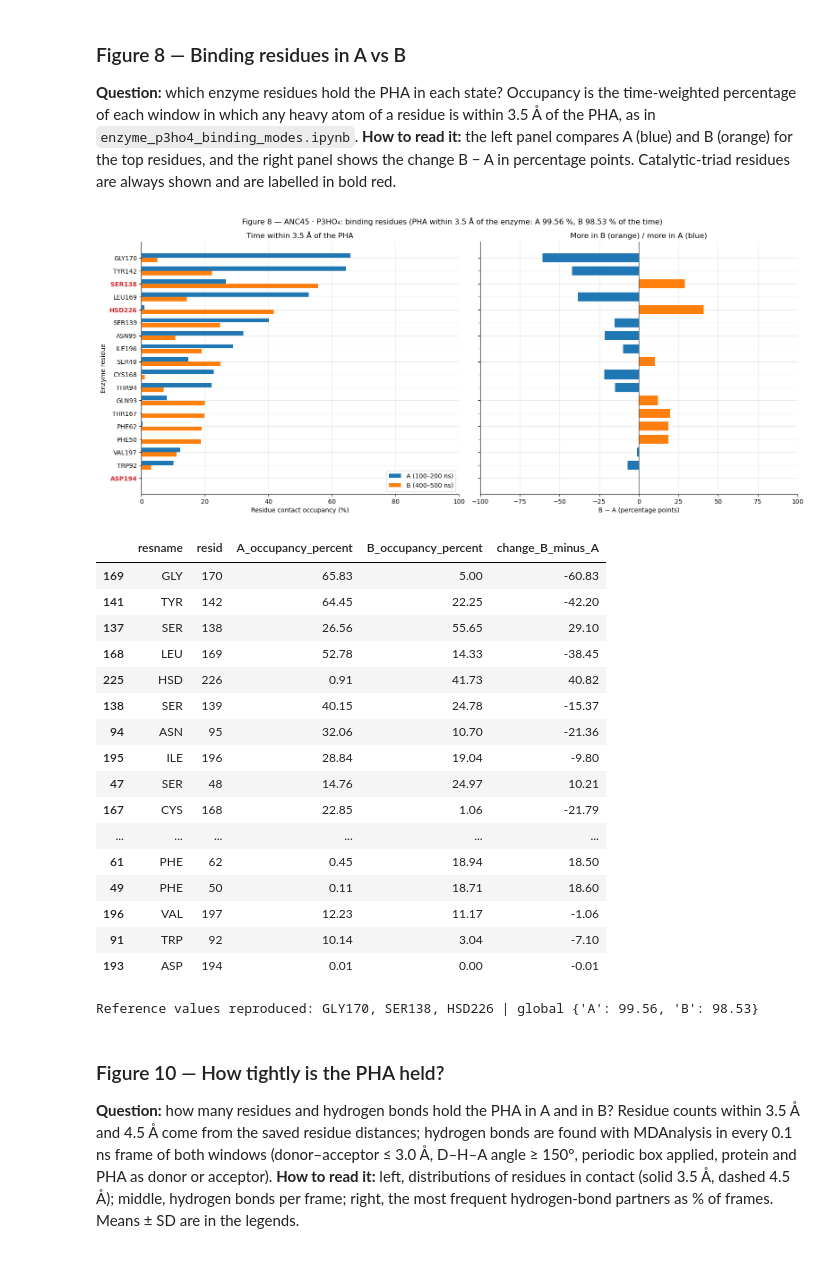
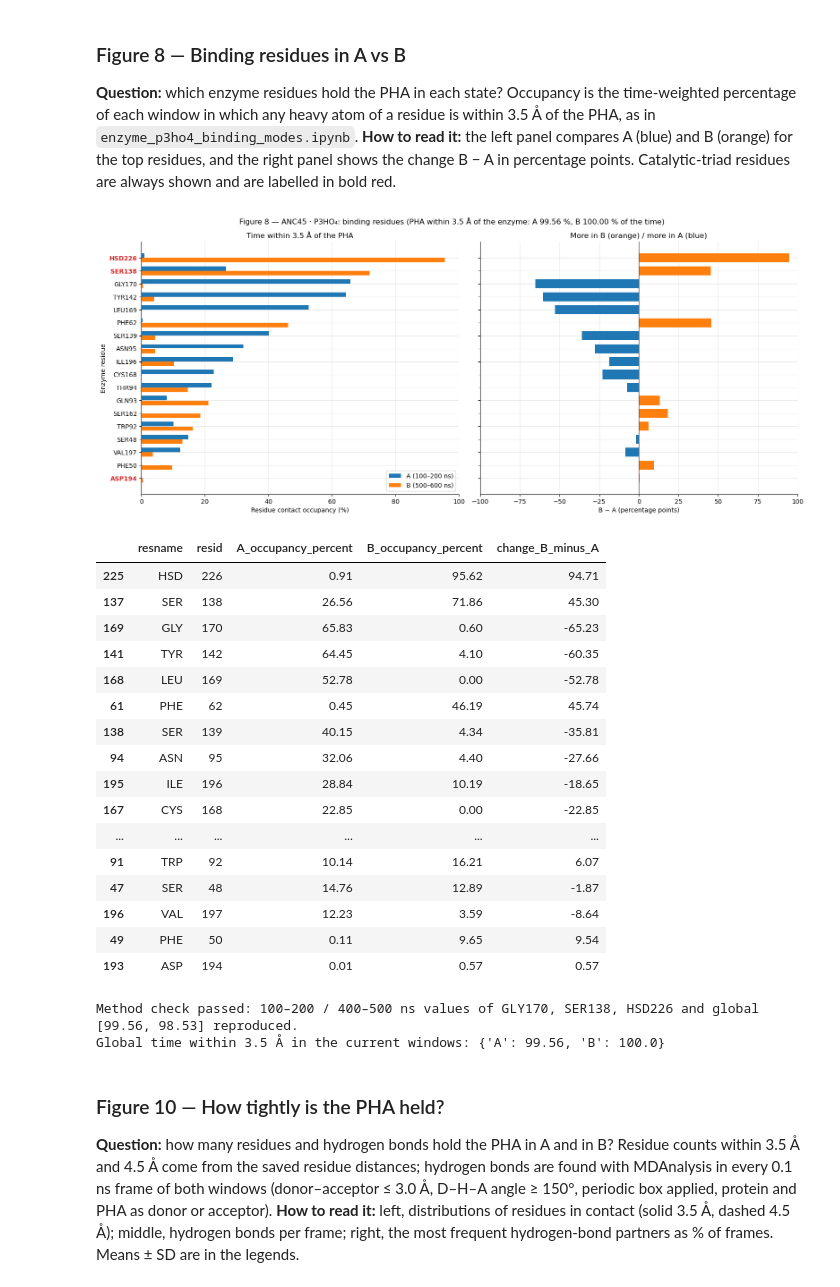
Before and after one commit to DanielYyork/iPHAsimulatorV2, a Jupyter notebook: src/md_simulation_scripts/enzyme_pha_analysis/ANC45_P3HO4_binding_modes.ipynb, the cells around one changed output. Saved outputs shown, nothing was run; the diff lists cells and outputs as text; code cells hidden in the pictures.

Commit message:
ANC45 P3HO4 binding modes: window B 500-600 ns, state-based summary, Fig 7 annotations
Co-Authored-By: Claude Opus 5.5 <noreply@anthropic.com>

```diff
--- a/src/md_simulation_scripts/enzyme_pha_analysis/ANC45_P3HO4_binding_modes.ipynb
+++ b/src/md_simulation_scripts/enzyme_pha_analysis/ANC45_P3HO4_binding_modes.ipynb
@@ -28,13 +28,14 @@ OUTPUT_ROOT = Path(os.environ.get('ANC45_BINDING_MODES_OUTPUT_ROOT',
                                   BASE_DIR / SYSTEM_FOLDER / 'analysis' / 'binding_modes_ANC45'))
 OUTPUT_DIR = OUTPUT_ROOT / RUN_TAG
 
-WINDOWS = {'A': (100.0, 200.0), 'B': (400.0, 500.0)}    # ns
+WINDOWS = {'A': (100.0, 200.0), 'B': (500.0, 600.0)}    # ns (B was 400-500 ns in run 20261005_134811)
 CONTACT_CUTOFF_A = 3.5                                   # residue-PHA contact cutoff (Å)
 WIDE_CUTOFF_A = 4.5                                      # looser contact cutoff, Figure 10 only (Å)
 TRIAD = {'SER138': ('SER', 138), 'ASP194': ('ASP', 194), 'HSD226': ('HSD', 226)}
 
 SMOOTH_NS = 2.0                       # Figure 7: centred rolling mean of contact fingerprints
 SMOOTH_SENSITIVITY_NS = (1.0, 5.0)    # Figure 7: sensitivity check
+START_POSE_NS = 5.0                   # Figure 7: starting-pose check uses the first 5 ns
 SIMILARITY_THRESHOLD = 0.5            # Figure 7: minimum cosine similarity for state A or B
 MIN_SEGMENT_NS = 5.0                  # Figure 7: shorter segments merged, for residence statistics only
 TOP_N, PROMINENT_PERCENT = 10, 10.0   # Figure 8: top 10 in either window, or >= 10 %
@@ -387,16 +439,23 @@ for k, (s, e) in WINDOWS.items():
     gt, gv = clip_series(T, GMIN, s, e)
     GLOBAL_WITHIN[k] = float(100 * contact_duration(gt, gv, CONTACT_CUTOFF_A) / (e - s))
 
-# Must reproduce the values of enzyme_p3ho4_binding_modes.ipynb (A %, B %).
+# Method check: for its windows (100-200 and 400-500 ns) the method must reproduce enzyme_p3ho4_binding_modes.ipynb.
+REFERENCE_WINDOWS = ((100.0, 200.0), (400.0, 500.0))
 REFERENCE = {('GLY', 170): (65.83, 5.00), ('SER', 138): (26.56, 55.65), ('HSD', 226): (0.91, 41.73)}
+ref_occ = [window_occupancy(w) for w in REFERENCE_WINDOWS]
+ref_global = [100 * contact_duration(*clip_series(T, GMIN, *w), CONTACT_CUTOFF_A) / (w[1] - w[0]) for w in REFERENCE_WINDOWS]
 bad = []
 for (resname, resid), ref in REFERENCE.items():
-    row = occ.loc[(occ.resname == resname) & (occ.resid == resid)].iloc[0]
-    got = (row.A_occupancy_percent, row.B_occupancy_percent)
+    i = int(np.flatnonzero((residues.resname == resname).to_numpy() & (residues.resid == resid).to_numpy())[0])
+    got = (ref_occ[0][i], ref_occ[1][i])
     if not np.allclose(got, ref, atol=0.006): bad.append(f'{resname}{resid}: {got} vs {ref}')
-if not np.allclose([GLOBAL_WITHIN['A'], GLOBAL_WITHIN['B']], (99.56, 98.53), atol=0.006):
-    bad.append(f'global time within 3.5 Å: {GLOBAL_WITHIN}')
+if not np.allclose(ref_global, (99.56, 98.53), atol=0.006):
+    bad.append(f'global time within 3.5 Å: {ref_global}')
 if bad: raise ValueError('Occupancies differ from enzyme_p3ho4_binding_modes.ipynb:\n' + '\n'.join(bad))
+
+# State-based: fraction of ALL frames labelled A (or B) in Figure 7 with the residue within the cutoff.
+for k in ('A', 'B'):
+    occ[f'state_{k}_occupancy_percent'] = 100 * (DIST[STATE_LABELS == k] <= CONTACT_CUTOFF_A).mean(axis=0)
 
 TRIAD_IDS = [resid for _, resid in TRIAD.values()]
 keep = occ.resid.isin(TRIAD_IDS).to_numpy()
@@ -406,53 +465,56 @@ for k in WINDOWS:
     keep[occ.loc[occ[col] > 0].sort_values([col, 'resindex'], ascending=[False, True]).head(TOP_N).index] = True
 occ['shown_in_figure'] = keep
 occ['catalytic_triad'] = occ.resid.isin(TRIAD_IDS)
 table8 = occ.loc[keep].assign(_max=lambda x: x[['A_occupancy_percent', 'B_occupancy_percent']].max(axis=1))
 table8 = table8.sort_values(['_max', 'resindex'], ascending=[False, True]).drop(columns='_max')
 y = np.arange(len(table8)); labels8 = (table8.resname + table8.resid.astype(str)).tolist()
 
 fig, axes = plt.subplots(1, 2, figsize=(2 * FIGSIZE[0], max(FIGSIZE[1], 0.3 * len(table8) + 1.5)), sharey=True)
 for offset, k in [(-0.18, 'A'), (0.18, 'B')]:
     axes[0].barh(y + offset, table8[f'{k}_occupancy_percent'], height=0.34, color=COLOURS[k],
                  label=f'{k} ({WINDOWS[k][0]:g}–{WINDOWS[k][1]:g} ns)')
 delta = table8.change_B_minus_A.to_numpy()
 axes[1].barh(y, delta, height=0.7, color=np.where(delta >= 0, COLOURS['B'], COLOURS['A']))
 axes[1].axvline(0, color='0.3', lw=1)
 axes[0].set(yticks=y, yticklabels=labels8, xlim=(0, 100), xlabel='Residue contact occupancy (%)', ylabel='Enzyme residue',
             title=f'Time within {CONTACT_CUTOFF_A:g} Å of the PHA')
 axes[1].set(xlim=(-100, 100), xlabel='B − A (percentage points)', title='More in B (orange) / more in A (blue)')
 axes[0].invert_yaxis(); axes[0].legend(loc='lower right')
 for tick, is_triad in zip(axes[0].get_yticklabels(), table8.catalytic_triad):
     if is_triad: tick.set_color(TRIAD_COLOUR); tick.set_fontweight('bold')
 for ax in axes: tidy(ax)
 fig.suptitle(f"Figure 8 — ANC45 · P3HO₄: binding residues (PHA within {CONTACT_CUTOFF_A:g} Å of the enzyme: "
              f"A {GLOBAL_WITHIN['A']:.2f} %, B {GLOBAL_WITHIN['B']:.2f} % of the time)")
 fig.tight_layout()
 save_png(fig, 'fig8_binding_residues.png')
 display(fig); plt.close(fig)
 save_csv(occ, 'fig8_residue_occupancy_all.csv')
 save_csv(table8, 'fig8_residues_shown.csv')
 display(table8[['resname', 'resid', 'A_occupancy_percent', 'B_occupancy_percent', 'change_B_minus_A']].round(2))
-print('Reference values reproduced:', ', '.join(f'{r}{i}' for r, i in REFERENCE), '| global', {k: round(v, 2) for k, v in GLOBAL_WITHIN.items()})
+print('Method check passed: 100–200 / 400–500 ns values of', ', '.join(f'{r}{i}' for r, i in REFERENCE),
+      'and global', [round(float(v), 2) for v in ref_global], 'reproduced.')
+print('Global time within 3.5 Å in the current windows:', {k: round(float(v), 2) for k, v in GLOBAL_WITHIN.items()})
 # %% [output]
-[figure, old version]
+[figure, new version]
 |  | resname | resid | A_occupancy_percent | B_occupancy_percent | change_B_minus_A |
-| 169 | GLY | 170 | 65.83 | 5.00 | -60.83 |
-| 141 | TYR | 142 | 64.45 | 22.25 | -42.20 |
-| 137 | SER | 138 | 26.56 | 55.65 | 29.10 |
-| 168 | LEU | 169 | 52.78 | 14.33 | -38.45 |
-| 225 | HSD | 226 | 0.91 | 41.73 | 40.82 |
-| 138 | SER | 139 | 40.15 | 24.78 | -15.37 |
-| 94 | ASN | 95 | 32.06 | 10.70 | -21.36 |
-| 195 | ILE | 196 | 28.84 | 19.04 | -9.80 |
-| 47 | SER | 48 | 14.76 | 24.97 | 10.21 |
-| 167 | CYS | 168 | 22.85 | 1.06 | -21.79 |
+| 225 | HSD | 226 | 0.91 | 95.62 | 94.71 |
+| 137 | SER | 138 | 26.56 | 71.86 | 45.30 |
+| 169 | GLY | 170 | 65.83 | 0.60 | -65.23 |
+| 141 | TYR | 142 | 64.45 | 4.10 | -60.35 |
+| 168 | LEU | 169 | 52.78 | 0.00 | -52.78 |
+| 61 | PHE | 62 | 0.45 | 46.19 | 45.74 |
+| 138 | SER | 139 | 40.15 | 4.34 | -35.81 |
+| 94 | ASN | 95 | 32.06 | 4.40 | -27.66 |
+| 195 | ILE | 196 | 28.84 | 10.19 | -18.65 |
+| 167 | CYS | 168 | 22.85 | 0.00 | -22.85 |
 | ... | ... | ... | ... | ... | ... |
-| 61 | PHE | 62 | 0.45 | 18.94 | 18.50 |
-| 49 | PHE | 50 | 0.11 | 18.71 | 18.60 |
-| 196 | VAL | 197 | 12.23 | 11.17 | -1.06 |
-| 91 | TRP | 92 | 10.14 | 3.04 | -7.10 |
-| 193 | ASP | 194 | 0.01 | 0.00 | -0.01 |
+| 91 | TRP | 92 | 10.14 | 16.21 | 6.07 |
+| 47 | SER | 48 | 14.76 | 12.89 | -1.87 |
+| 196 | VAL | 197 | 12.23 | 3.59 | -8.64 |
+| 49 | PHE | 50 | 0.11 | 9.65 | 9.54 |
+| 193 | ASP | 194 | 0.01 | 0.57 | 0.57 |
-Reference values reproduced: GLY170, SER138, HSD226 | global {'A': 99.56, 'B': 98.53}
+Method check passed: 100–200 / 400–500 ns values of GLY170, SER138, HSD226 and global [99.56, 98.53] reproduced.
+Global time within 3.5 Å in the current windows: {'A': 99.56, 'B': 100.0}
 # %% [markdown]
 ### Figure 10 — How tightly is the PHA held?
 
```
Also changed, not shown: parts of 10 cells of this notebook.
